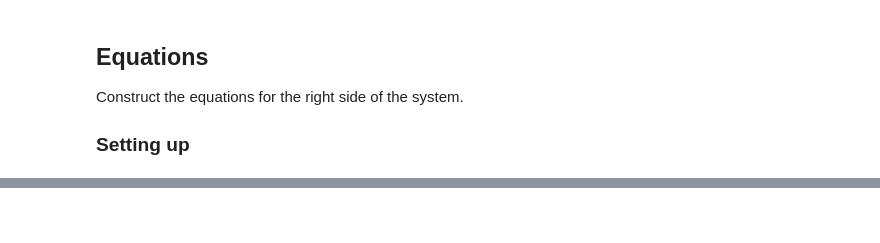
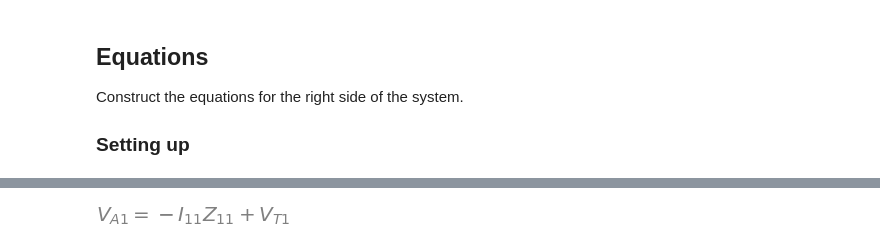
Before and after one commit to avaveriksen/wind-assignment-2, a Jupyter notebook: Anders/equations.ipynb, the cells around one changed output, grey strips where cells are left out. Saved outputs shown, nothing was run; the diff lists cells and outputs as text; code cells hidden in the pictures; blank space fills up the shorter version.

```diff
--- a/Anders/equations.ipynb
+++ b/Anders/equations.ipynb
@@ -135,0 +17,8 @@ V_B = Z41*Z42*(P1*V_S2*Z11*Z22*Z5 + P1*V_S2*Z22*Z31*Z5 + P2*V_S1*Z12*Z31*Z5 + P2
+# %%
+V_T1, V_A1, I11, Z11 = symbols('V_T1 V_A1 I11 Z11')
+
+# Initial expression for V_B
+eqVA1 = Eq(V_A1, V_T1 - I11 * Z11)
+eqVA1
+# %% [output]
+[figure, added]
```
Also changed, not shown: parts of 49 cells of this notebook, 2 other files.
